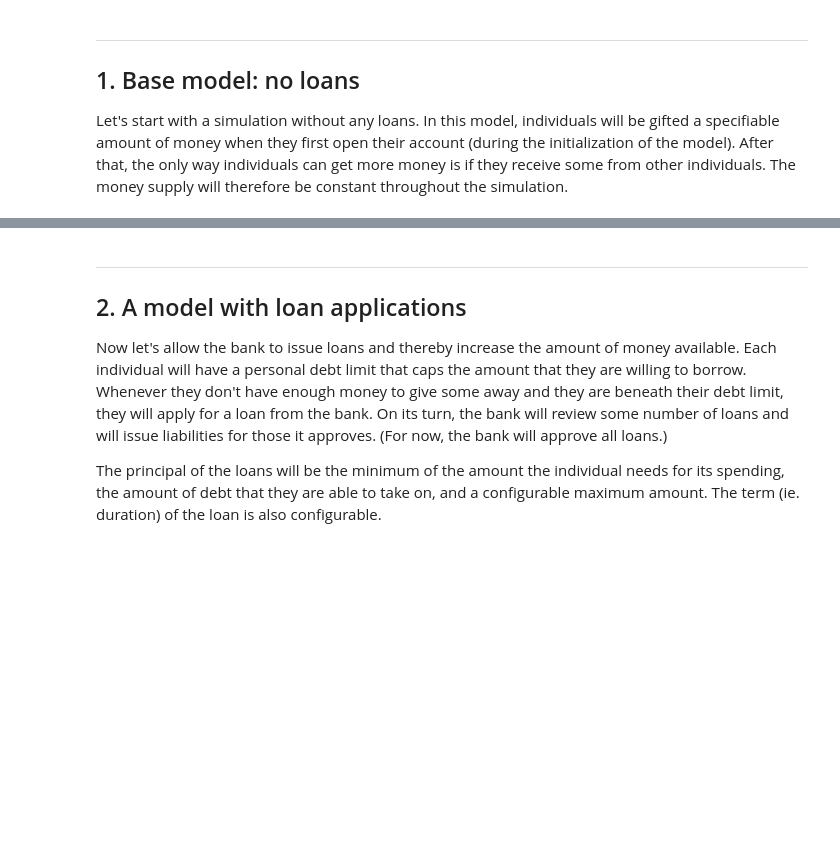
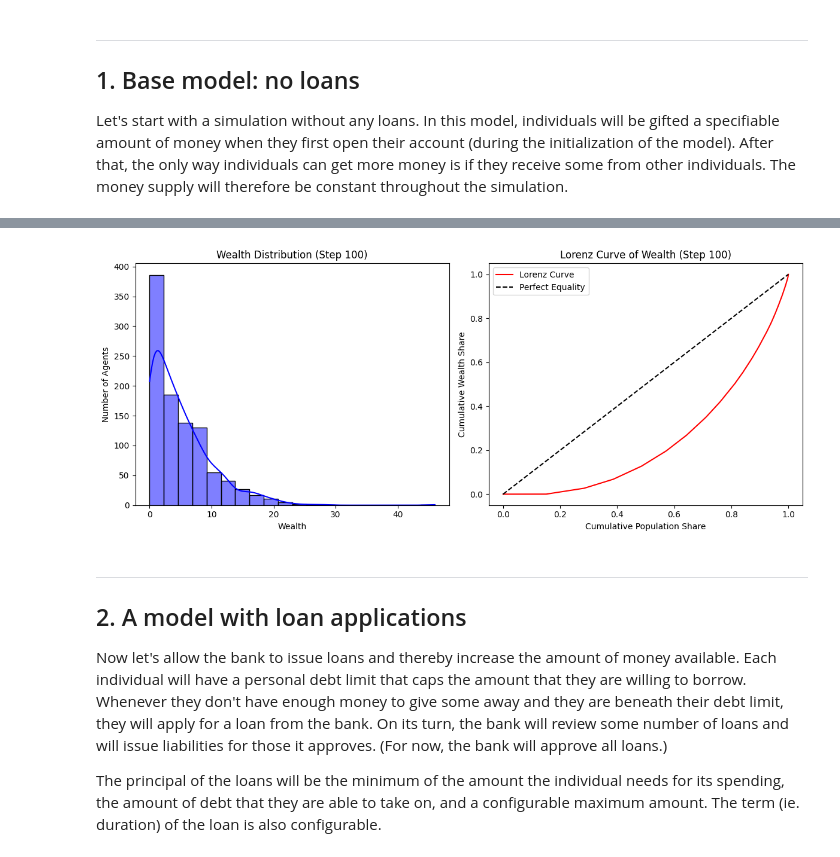
Before and after one commit to fillstaley/econolab, a Jupyter notebook: models/boltzmann-banking/boltzmann-banking.ipynb, the cells around one changed output, grey strips where cells are left out. Cells and saved outputs as stored; diff of their text form; code cells hidden in the pictures; blank space fills up the shorter version.

```diff
--- a/models/boltzmann-banking/boltzmann-banking.ipynb
+++ b/models/boltzmann-banking/boltzmann-banking.ipynb
@@ -113,3 +59,7 @@ plt.plot_money_supply(no_loans_model)
+# %%
+plot.individual_wealth_distribution(no_loans_model)
+# %% [output]
+[figure, added]
 # %% [markdown]
 
 ---
```
Also changed, not shown: parts of 13 cells of this notebook, 6 other files.
